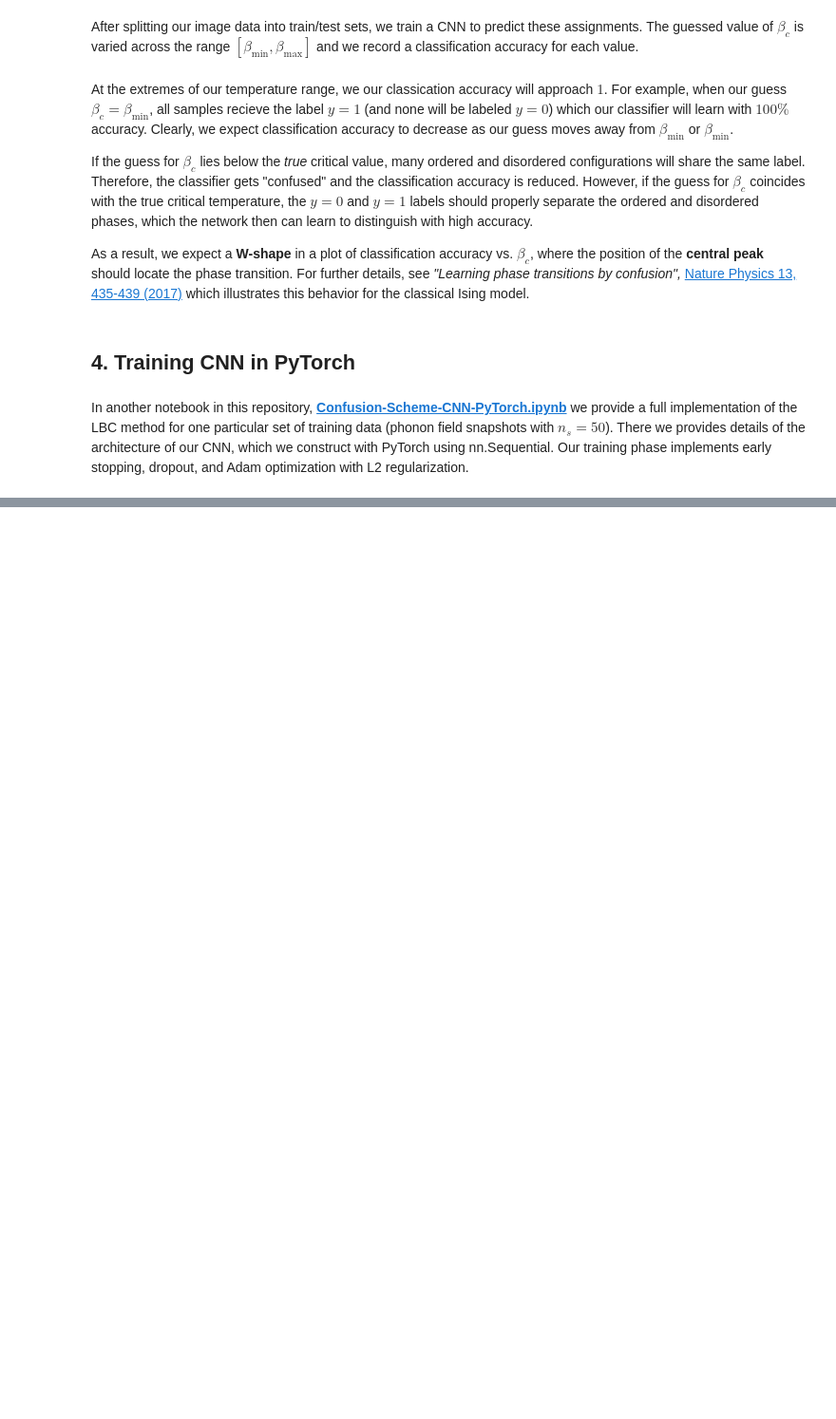
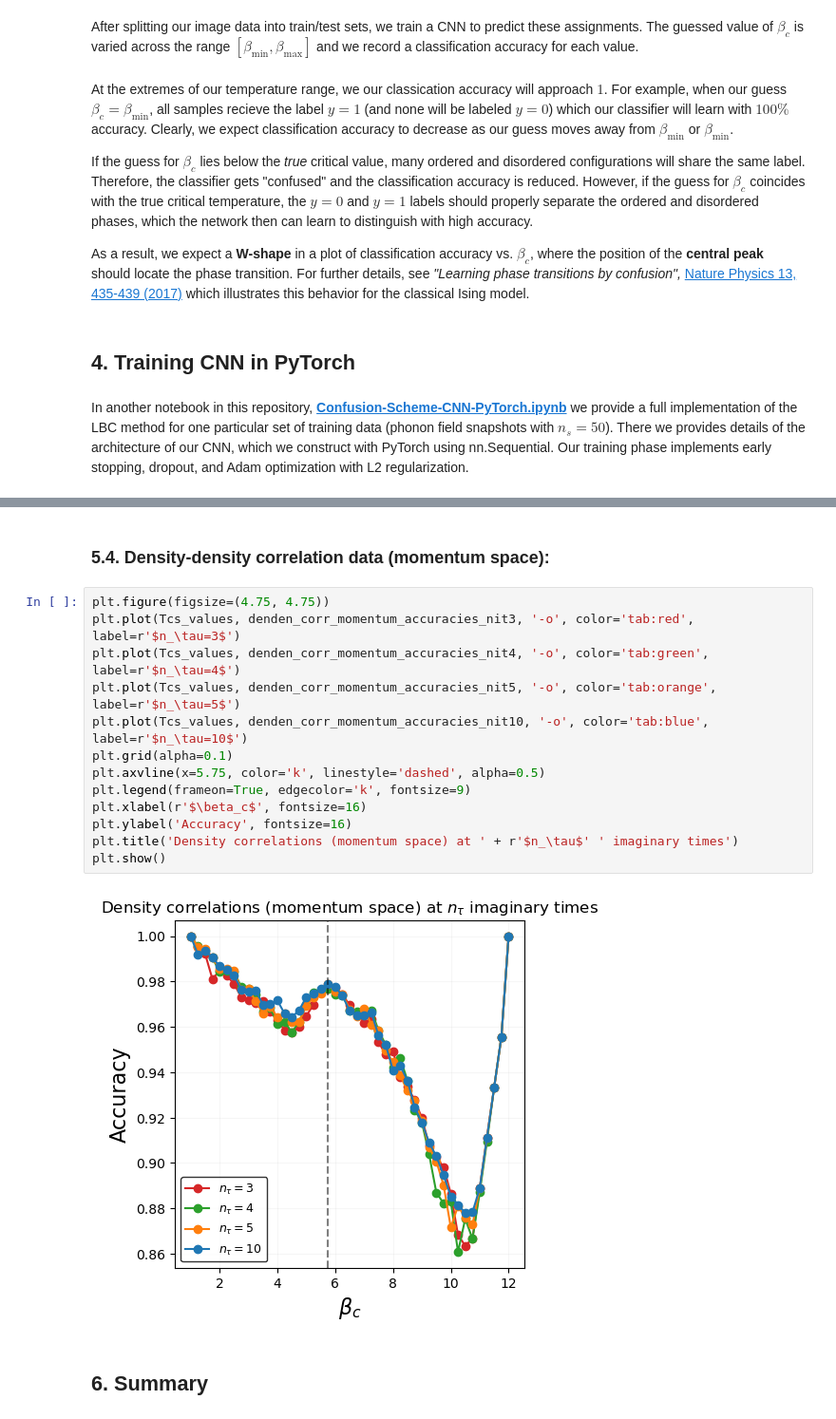
Before and after one commit to owenpb/Confusion-Scheme-Learning, a Jupyter notebook: Methodology_and_Results.ipynb, the cells around one changed output, grey strips where cells are left out. Shown at 95% size. Drawn from its saved outputs; the diff is of its cells as text; blank space fills up the shorter version.

```diff
--- a/Methodology_and_Results.ipynb
+++ b/Methodology_and_Results.ipynb
@@ -63,0 +155,19 @@ In another notebook in this repository, [**Confusion-Scheme-CNN-PyTorch.ipynb**]
+# %% [markdown]
+### 5.4. Density-density correlation data (momentum space):
+# %%
+plt.figure(figsize=(4.75, 4.75))
+plt.plot(Tcs_values, denden_corr_momentum_accuracies_nit3, '-o', color='tab:red', label=r'$n_\tau=3$')
+plt.plot(Tcs_values, denden_corr_momentum_accuracies_nit4, '-o', color='tab:green', label=r'$n_\tau=4$')
+plt.plot(Tcs_values, denden_corr_momentum_accuracies_nit5, '-o', color='tab:orange', label=r'$n_\tau=5$')
+plt.plot(Tcs_values, denden_corr_momentum_accuracies_nit10, '-o', color='tab:blue', label=r'$n_\tau=10$')
+plt.grid(alpha=0.1)
+plt.axvline(x=5.75, color='k', linestyle='dashed', alpha=0.5)
+plt.legend(frameon=True, edgecolor='k', fontsize=9)
+plt.xlabel(r'$\beta_c$', fontsize=16)
+plt.ylabel('Accuracy', fontsize=16)
+plt.title('Density correlations (momentum space) at ' + r'$n_\tau$' ' imaginary times')
+plt.show()
+# %% [output]
+[figure, added]
+# %% [markdown]
+## 6. Summary
```
Also changed, not shown: parts of 11 cells of this notebook.
